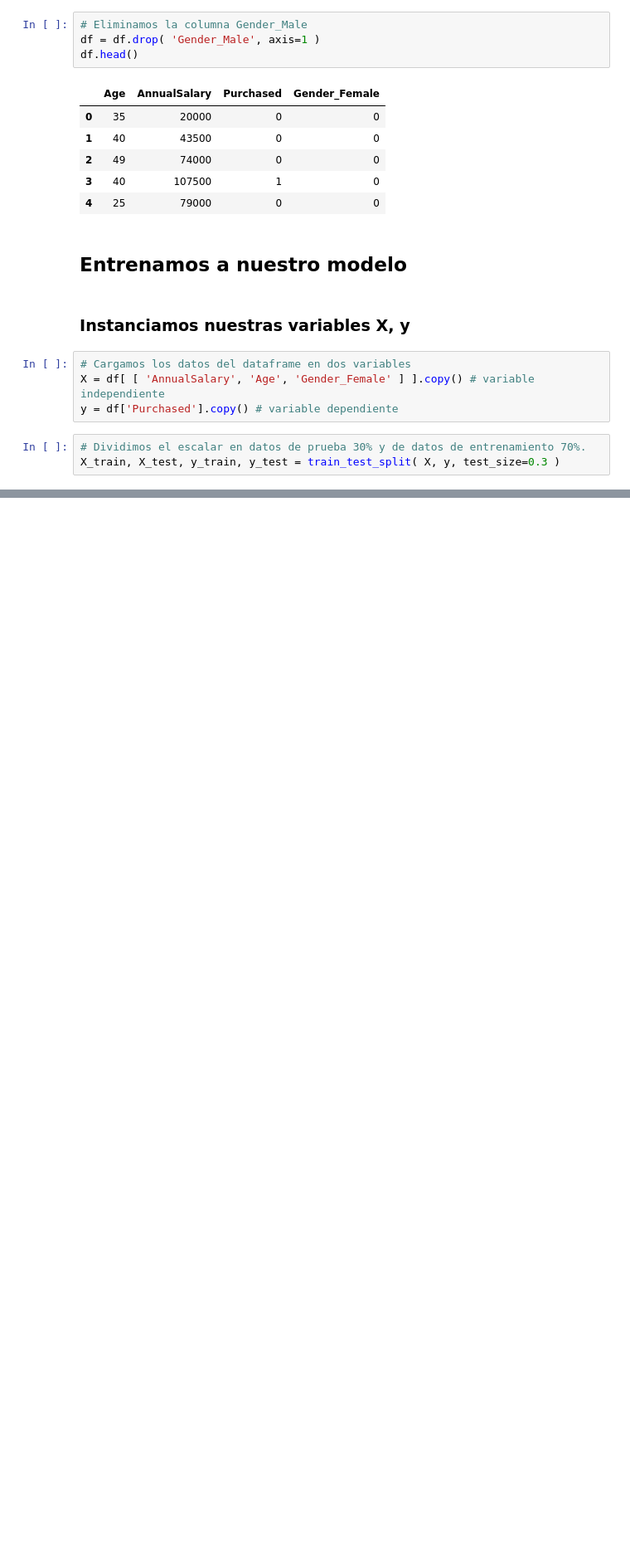
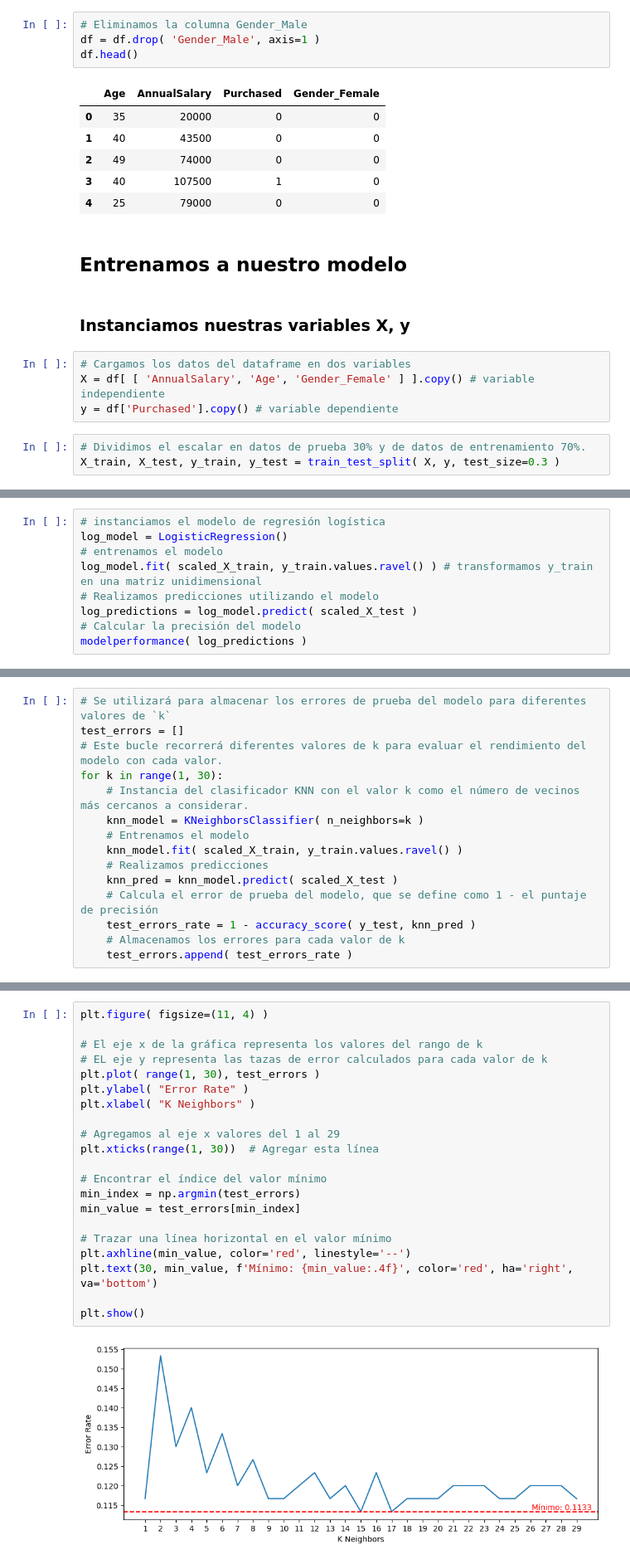
Before and after one commit to ricklarave/Clasificacion_de_la_compra_de_automoviles, a Jupyter notebook: Car Purchasement Classification.ipynb, the cells around one changed output, grey strips where cells are left out. Shown at 83% size. Saved outputs shown, nothing was run; the diff lists cells and outputs as text; blank space fills up the shorter version.

```diff
--- a/Car Purchasement Classification.ipynb
+++ b/Car Purchasement Classification.ipynb
@@ -199,0 +219,9 @@ AttributeError: 'StandardScaler' object has no attribute 'fit_transdorm'
+# %%
+# instanciamos el modelo de regresión logística
+log_model = LogisticRegression()
+# entrenamos el modelo
+log_model.fit( scaled_X_train, y_train.values.ravel() ) # transformamos y_train en una matriz unidimensional
+# Realizamos predicciones utilizando el modelo
+log_predictions = log_model.predict( scaled_X_test )
+# Calcular la precisión del modelo
+modelperformance( log_predictions )
@@ -199,0 +239,15 @@ AttributeError: 'StandardScaler' object has no attribute 'fit_transdorm'
+# %%
+# Se utilizará para almacenar los errores de prueba del modelo para diferentes valores de `k`
+test_errors = []
+# Este bucle recorrerá diferentes valores de k para evaluar el rendimiento del modelo con cada valor.
+for k in range(1, 30):
+    # Instancia del clasificador KNN con el valor k como el número de vecinos más cercanos a considerar.
+    knn_model = KNeighborsClassifier( n_neighbors=k )
+    # Entrenamos el modelo
+    knn_model.fit( scaled_X_train, y_train.values.ravel() )
+    # Realizamos predicciones
+    knn_pred = knn_model.predict( scaled_X_test )
+    # Calcula el error de prueba del modelo, que se define como 1 - el puntaje de precisión
+    test_errors_rate = 1 - accuracy_score( y_test, knn_pred )
+    # Almacenamos los errores para cada valor de k
+    test_errors.append( test_errors_rate )
@@ -199,0 +256,23 @@ AttributeError: 'StandardScaler' object has no attribute 'fit_transdorm'
+# %%
+plt.figure( figsize=(11, 4) )
+
+# El eje x de la gráfica representa los valores del rango de k
+# EL eje y representa las tazas de error calculados para cada valor de k
+plt.plot( range(1, 30), test_errors )
+plt.ylabel( "Error Rate" )
+plt.xlabel( "K Neighbors" )
+
+# Agregamos al eje x valores del 1 al 29
+plt.xticks(range(1, 30))  # Agregar esta línea
+
+# Encontrar el índice del valor mínimo
+min_index = np.argmin(test_errors)
+min_value = test_errors[min_index]
+
+# Trazar una línea horizontal en el valor mínimo
+plt.axhline(min_value, color='red', linestyle='--')
+plt.text(30, min_value, f'Mínimo: {min_value:.4f}', color='red', ha='right', va='bottom')
+
+plt.show()
+# %% [output]
+[figure, added]
```
Also changed, not shown: parts of 25 cells of this notebook.
